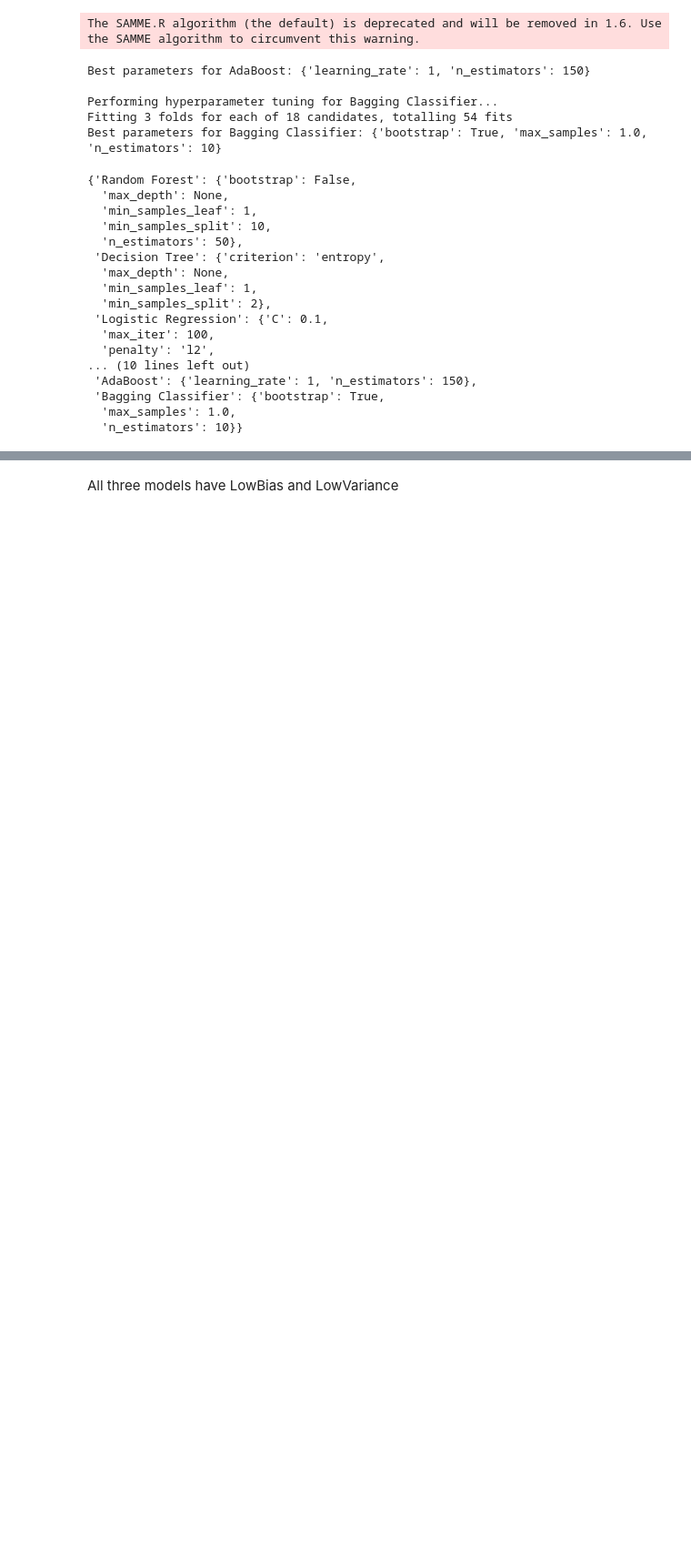
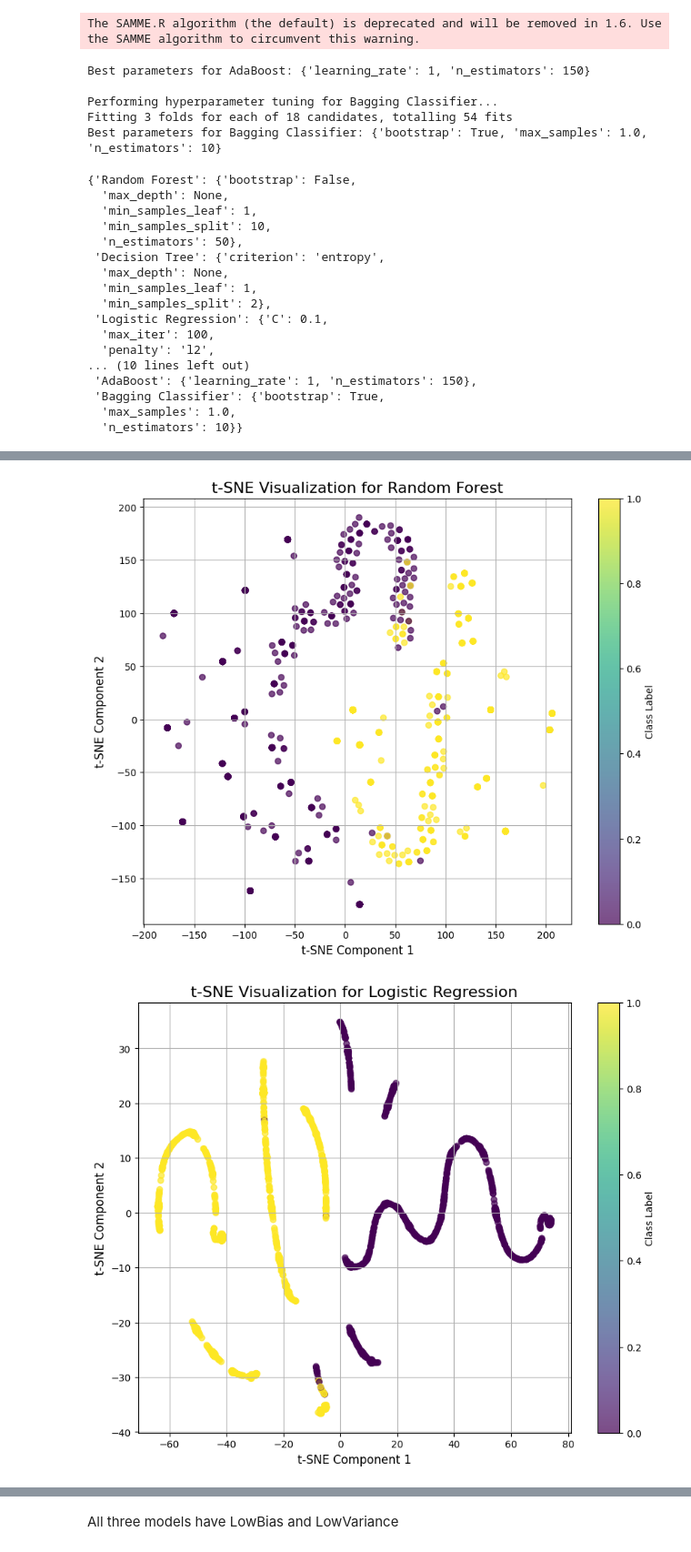
Before and after one commit to Manikandanaz/AI-ML-MiniProject, a Jupyter notebook: notebook/EmailClassification.ipynb, the cells around one changed output, grey strips where cells are left out. Shown at 91% size. Drawn from its saved outputs; the diff is of its cells as text; code cells hidden in the pictures; blank space fills up the shorter version.

```diff
--- a/notebook/EmailClassification.ipynb
+++ b/notebook/EmailClassification.ipynb
@@ -820,0 +1063,61 @@ example_plot_voting_learning_curve(X_train_smote,y_train_smote)
+# %%
+from sklearn.manifold import TSNE
+import matplotlib.pyplot as plt
+
+def get_model_outputs(models, X):
+    """
+    Gets model outputs (probabilities or decision scores) for each model in the list.
+
+    Parameters:
+    - models: Dictionary of trained models {model_name: model_instance}.
+    - X: Feature matrix to predict on (e.g., test data).
+
+    Returns:
+    - model_outputs: Dictionary of model outputs {model_name: output_matrix}.
+    """
+    model_outputs = {}
+
+    for model_name, model in models.items():
+        if hasattr(model, "predict_proba"):
+            # Use probabilities for models that support it
+            model_outputs[model_name] = model.predict_proba(X)
+        elif hasattr(model, "decision_function"):
+            # Use decision function for models like SVM
+            model_outputs[model_name] = model.decision_function(X)
+        else:
+            print(f"Model {model_name} does not support probability predictions or decision scores.")
+
+    return model_outputs
+
+def plot_tsne_for_models(model_outputs, y, title_prefix="t-SNE Visualization for"):
+    """
+    Applies t-SNE to each model's output and visualizes the results.
+
+    Parameters:
+    - model_outputs: Dictionary of model outputs {model_name: output_matrix}.
+    - y: True class labels.
+    - title_prefix: Title prefix for each plot.
+    """
+    for model_name, outputs in model_outputs.items():
+        # Apply t-SNE
+        tsne = TSNE(n_components=2, random_state=42)
+        outputs_tsne = tsne.fit_transform(outputs)
+
+        # Plotting
+        plt.figure(figsize=(10, 8))
+        scatter = plt.scatter(outputs_tsne[:, 0], outputs_tsne[:, 1], c=y, cmap='viridis', alpha=0.7)
+        plt.colorbar(scatter, label="Class Label")
+        plt.title(f"{title_prefix} {model_name}", fontsize=16)
+        plt.xlabel("t-SNE Component 1", fontsize=12)
+        plt.ylabel("t-SNE Component 2", fontsize=12)
+        plt.grid(True)
+        plt.show()
+
+# Example Usage:
+# Assuming X_test and y_test are your test dataset and labels, and trained_models is your dictionary of models
+X_test_dense, y_test_dense = convert_to_dense(X_test_smote, y_test_smote)  # Convert to dense arrays if needed
+model_outputs = get_model_outputs(trained_models, X_test_dense)  # Get model outputs
+plot_tsne_for_models(model_outputs, y_test_smote, title_prefix="t-SNE Visualization for")  # Plot t-SNE
+# %% [output]
+[figure, added]
+[figure, added]
```
Also changed, not shown: parts of 32 cells of this notebook, 15 other files.
